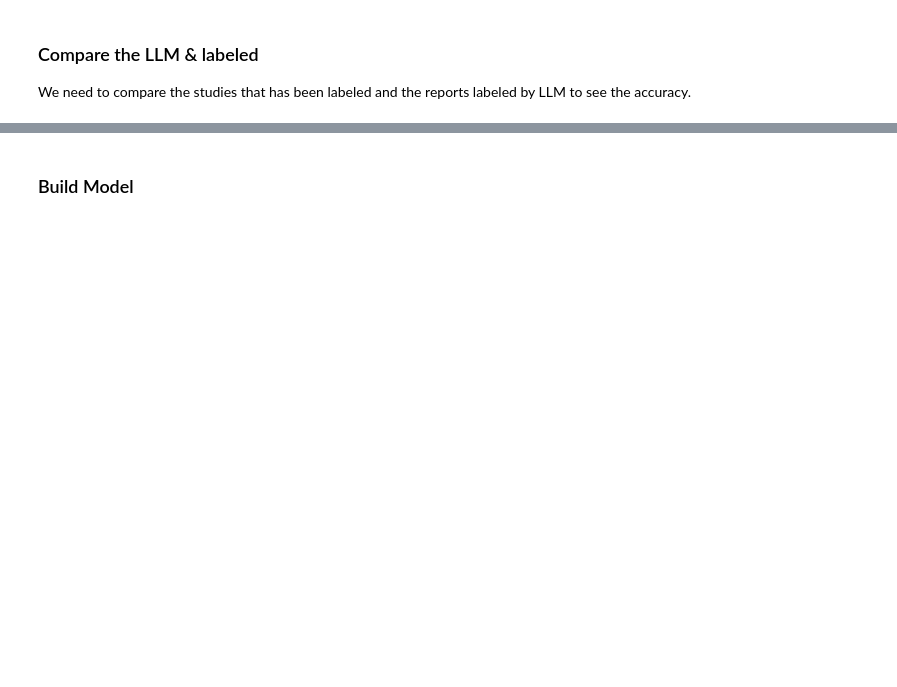
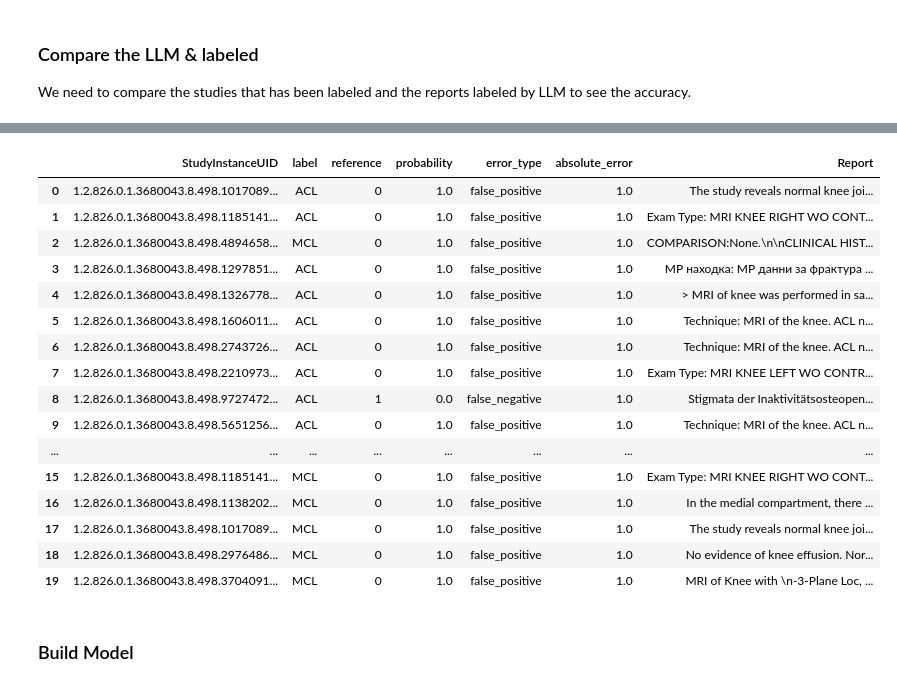
Before and after one commit to NimaNIKOOKAR/RSNA_Knee_Abnormality_Detection, a Jupyter notebook: notebook/rsna_analysis.ipynb, the cells around one changed output, grey strips where cells are left out. Saved outputs shown, nothing was run; the diff lists cells and outputs as text; code cells hidden in the pictures; blank space fills up the shorter version.

```diff
--- a/notebook/rsna_analysis.ipynb
+++ b/notebook/rsna_analysis.ipynb
@@ -451,2 +583,71 @@ train_df[train_df.StudyInstanceUID == train_df.iloc[5].StudyInstanceUID ]
+# %%
+def disagreement_table(merged, reports, threshold=0.5):
+    rows = []
+
+    for label in LABELS:
+        y = merged[f"{label}_true"]
+        p = merged[f"{label}_pred"]
+
+        wrong = y.notna() & p.notna() & ((p >= threshold) != (y == 1))
+
+        for index in merged.index[wrong]:
+            target = int(y.loc[index])
+            probability = float(p.loc[index])
+
+            rows.append({
+                "StudyInstanceUID": merged.loc[index, "StudyInstanceUID"],
+                "label": label,
+                "reference": target,
+                "probability": probability,
+                "error_type": (
+                    "false_positive" if probability >= threshold
+                    else "false_negative"
+                ),
+                "absolute_error": abs(probability - target),
+            })
+
+    errors = pd.DataFrame(rows, columns=[
+        "StudyInstanceUID", "label", "reference", "probability",
+        "error_type", "absolute_error",
+    ])
+
+    return (
+        errors.merge(
+            reports[["StudyInstanceUID", "Report"]],
+            on="StudyInstanceUID",
+            validate="many_to_one",
+        )
+        .sort_values("absolute_error", ascending=False)
+        .reset_index(drop=True)
+    )
+
+
+errors = disagreement_table(
+    evaluations["OpenAI"]["merged"],
+    truth,
+)
+
+display(errors.head(20))
+
+
+# errors.to_csv("extraction_disagreements.csv", index=False)
+# %% [output]
+|  | StudyInstanceUID | label | reference | probability | error_type | absolute_error | Report |
+| 0 | 1.2.826.0.1.3680043.8.498.1017089... | ACL | 0 | 1.0 | false_positive | 1.0 | The study reveals normal knee joi... |
+| 1 | 1.2.826.0.1.3680043.8.498.1185141... | ACL | 0 | 1.0 | false_positive | 1.0 | Exam Type: MRI KNEE RIGHT WO CONT... |
+| 2 | 1.2.826.0.1.3680043.8.498.4894658... | MCL | 0 | 1.0 | false_positive | 1.0 | COMPARISON:None.\n\nCLINICAL HIST... |
+| 3 | 1.2.826.0.1.3680043.8.498.1297851... | ACL | 0 | 1.0 | false_positive | 1.0 | МР находка: МР данни за фрактура ... |
+| 4 | 1.2.826.0.1.3680043.8.498.1326778... | ACL | 0 | 1.0 | false_positive | 1.0 | > MRI of knee was performed in sa... |
+| 5 | 1.2.826.0.1.3680043.8.498.1606011... | ACL | 0 | 1.0 | false_positive | 1.0 | Technique: MRI of the knee. ACL n... |
+| 6 | 1.2.826.0.1.3680043.8.498.2743726... | ACL | 0 | 1.0 | false_positive | 1.0 | Technique: MRI of the knee. ACL n... |
+| 7 | 1.2.826.0.1.3680043.8.498.2210973... | ACL | 0 | 1.0 | false_positive | 1.0 | Exam Type: MRI KNEE LEFT WO CONTR... |
+| 8 | 1.2.826.0.1.3680043.8.498.9727472... | ACL | 1 | 0.0 | false_negative | 1.0 | Stigmata der Inaktivitätsosteopen... |
+| 9 | 1.2.826.0.1.3680043.8.498.5651256... | ACL | 0 | 1.0 | false_positive | 1.0 | Technique: MRI of the knee. ACL n... |
+| ... | ... | ... | ... | ... | ... | ... | ... |
+| 15 | 1.2.826.0.1.3680043.8.498.1185141... | MCL | 0 | 1.0 | false_positive | 1.0 | Exam Type: MRI KNEE RIGHT WO CONT... |
+| 16 | 1.2.826.0.1.3680043.8.498.1138202... | MCL | 0 | 1.0 | false_positive | 1.0 | In the medial compartment, there ... |
+| 17 | 1.2.826.0.1.3680043.8.498.1017089... | MCL | 0 | 1.0 | false_positive | 1.0 | The study reveals normal knee joi... |
+| 18 | 1.2.826.0.1.3680043.8.498.2976486... | MCL | 0 | 1.0 | false_positive | 1.0 | No evidence of knee effusion. Nor... |
+| 19 | 1.2.826.0.1.3680043.8.498.3704091... | MCL | 0 | 1.0 | false_positive | 1.0 | MRI of Knee with \n-3-Plane Loc, ... |
 # %% [markdown]
 ### Build Model
```
Also changed, not shown: parts of 6 cells of this notebook.
